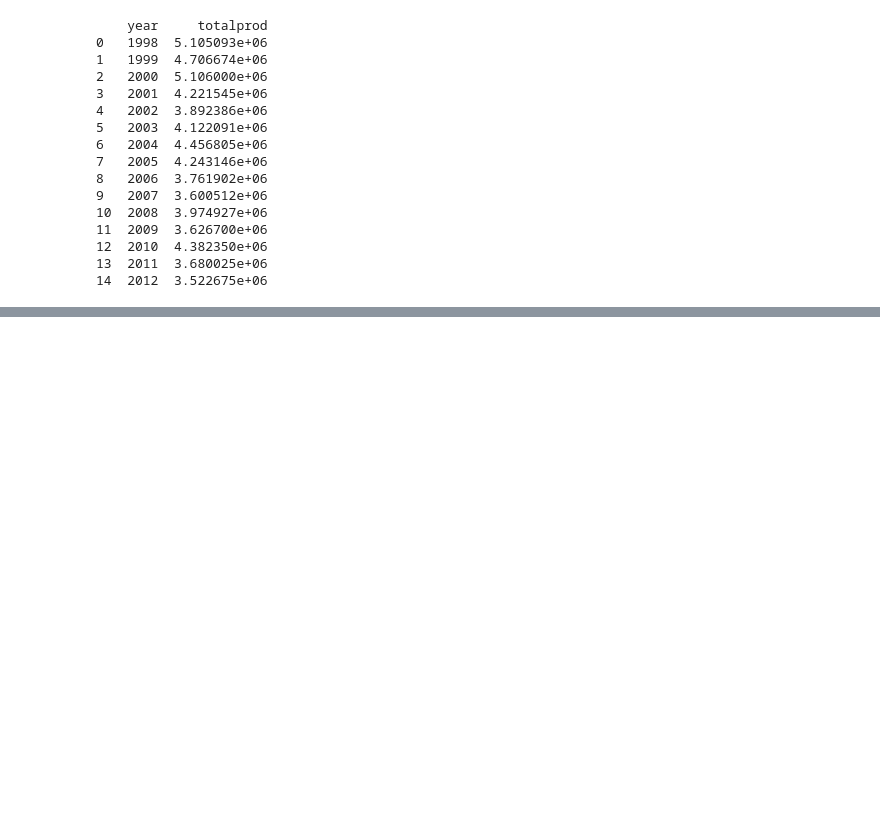
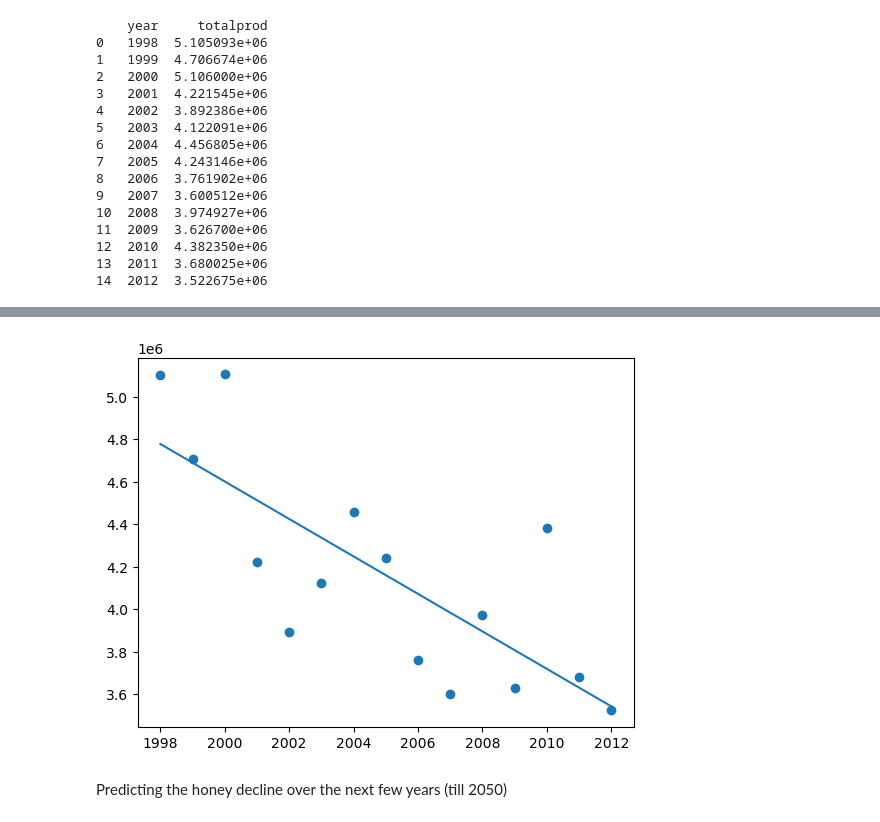
Before and after one commit to ammaarmelethil/honeyProductionTrends, a Jupyter notebook: honeyProductionsTrends.ipynb, the cells around one changed output, grey strips where cells are left out. Cells and saved outputs as stored; diff of their text form; code cells hidden in the pictures; blank space fills up the shorter version.

```diff
--- a/honeyProductionsTrends.ipynb
+++ b/honeyProductionsTrends.ipynb
@@ -49,0 +65,9 @@ y = prod_per_year['totalprod']
+# %%
+y_pred = regr.predict(X)
+plt.scatter(X, y)
+plt.plot(X, y_pred)
+plt.show()
+# %% [output]
+[figure, added]
+# %% [markdown]
+Predicting the honey decline over the next few years (till 2050)
```
Also changed, not shown: parts of 5 cells of this notebook.
